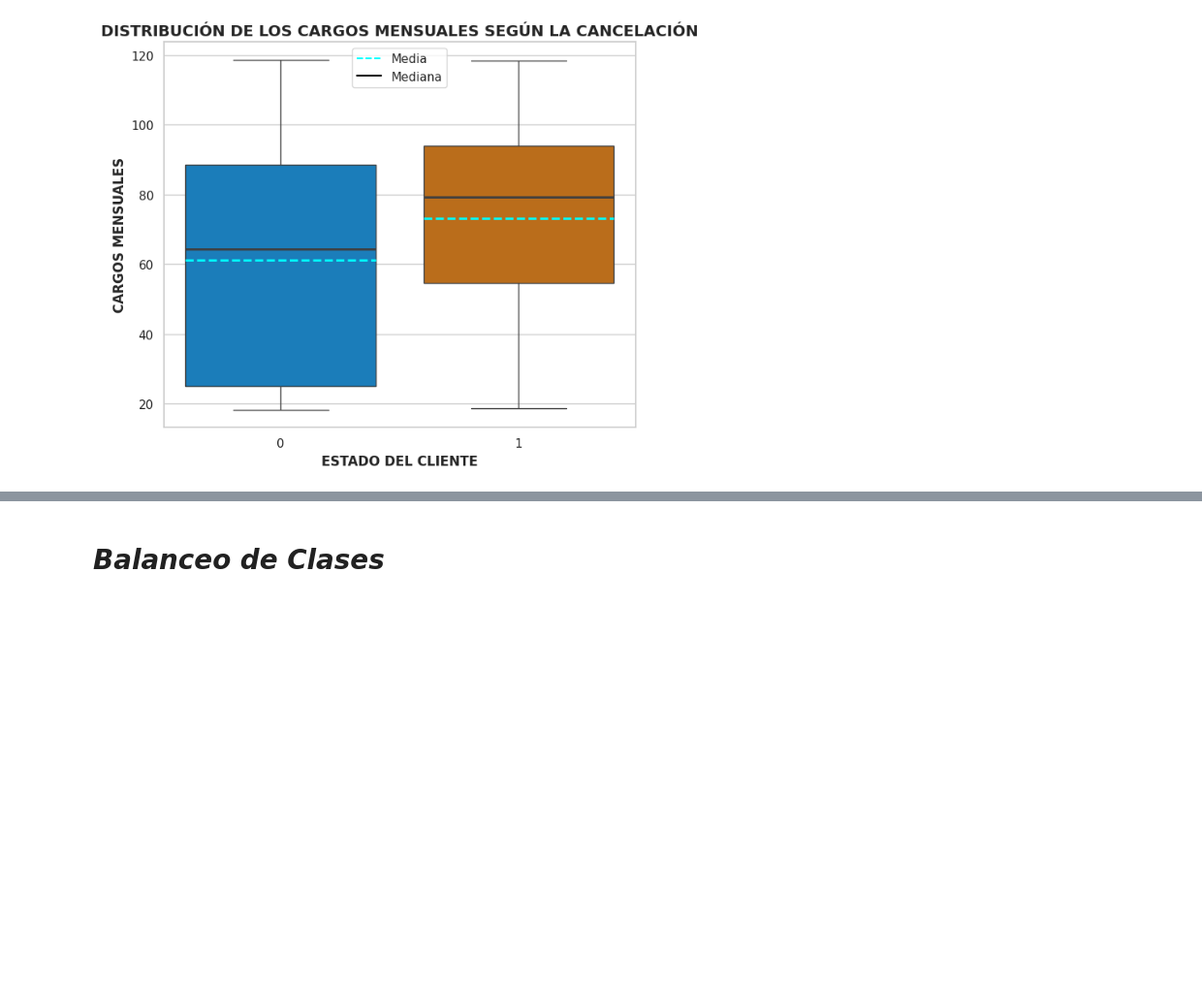
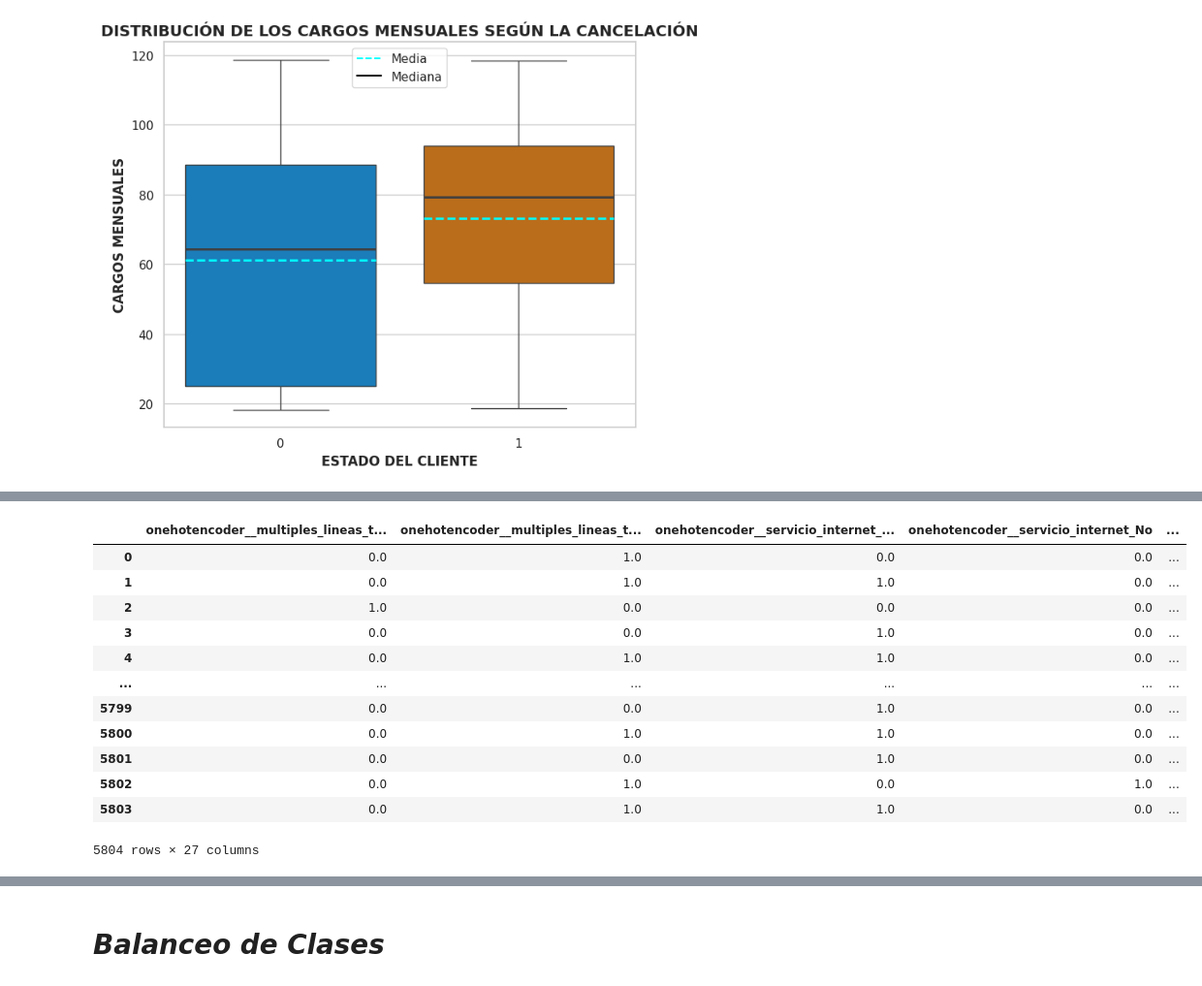
Before and after one commit to AlanGranea/Challenge-Telecom-X-Parte-2, a Jupyter notebook: Challenge_Telecom_X_Parte_2.ipynb, the cells around one changed output, grey strips where cells are left out. Shown at 97% size. Saved outputs shown, nothing was run; the diff lists cells and outputs as text; code cells hidden in the pictures; blank space fills up the shorter version.

```diff
--- a/Challenge_Telecom_X_Parte_2.ipynb
+++ b/Challenge_Telecom_X_Parte_2.ipynb
@@ -467,0 +365,7 @@ plt.show()
+# %%
+from sklearn.model_selection import train_test_split
+
+X_train, X_test, y_train, y_test = train_test_split(X, y, test_size=0.2, stratify=y, random_state=42)
+# %%
+columnas_categoricas = X_train.select_dtypes(include=['object', 'category']).columns.tolist()
+columnas_numericas = ['meses_de_contrato', 'cargos_mensuales']
@@ -467,0 +377,5 @@ plt.show()
+# %%
+one_hot = make_column_transformer((OneHotEncoder(drop='first', sparse_output=False, handle_unknown='ignore'), columnas_categoricas), (StandardScaler(), columnas_numericas), remainder='passthrough', sparse_threshold=0)
+# %%
+X_train_encoded = one_hot.fit_transform(X_train)
+X_test_encoded = one_hot.transform(X_test)
@@ -467,0 +402,17 @@ plt.show()
+# %%
+X_train_df = pd.DataFrame(X_train_encoded, columns = one_hot.get_feature_names_out())
+X_train_df
+# %% [output]
+|  | onehotencoder__multiples_lineas_t... | onehotencoder__multiples_lineas_t... | onehotencoder__servicio_internet_... | onehotencoder__servicio_internet_No | ... |
+| 0 | 0.0 | 1.0 | 0.0 | 0.0 | ... |
+| 1 | 0.0 | 1.0 | 1.0 | 0.0 | ... |
+| 2 | 1.0 | 0.0 | 0.0 | 0.0 | ... |
+| 3 | 0.0 | 0.0 | 1.0 | 0.0 | ... |
+| 4 | 0.0 | 1.0 | 1.0 | 0.0 | ... |
+| ... | ... | ... | ... | ... | ... |
+| 5799 | 0.0 | 0.0 | 1.0 | 0.0 | ... |
+| 5800 | 0.0 | 1.0 | 1.0 | 0.0 | ... |
+| 5801 | 0.0 | 0.0 | 1.0 | 0.0 | ... |
+| 5802 | 0.0 | 1.0 | 0.0 | 1.0 | ... |
+| 5803 | 0.0 | 1.0 | 1.0 | 0.0 | ... |
+5804 rows × 27 columns
```
Also changed, not shown: parts of 31 cells of this notebook.
